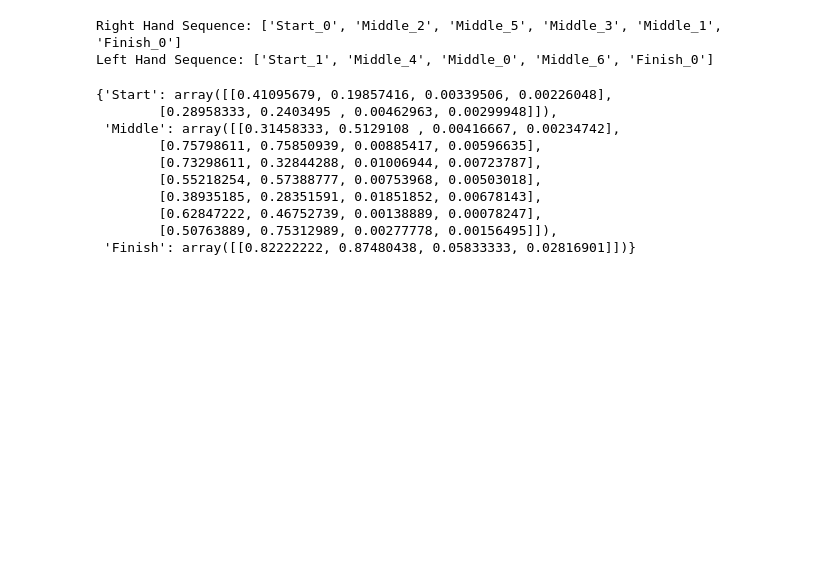
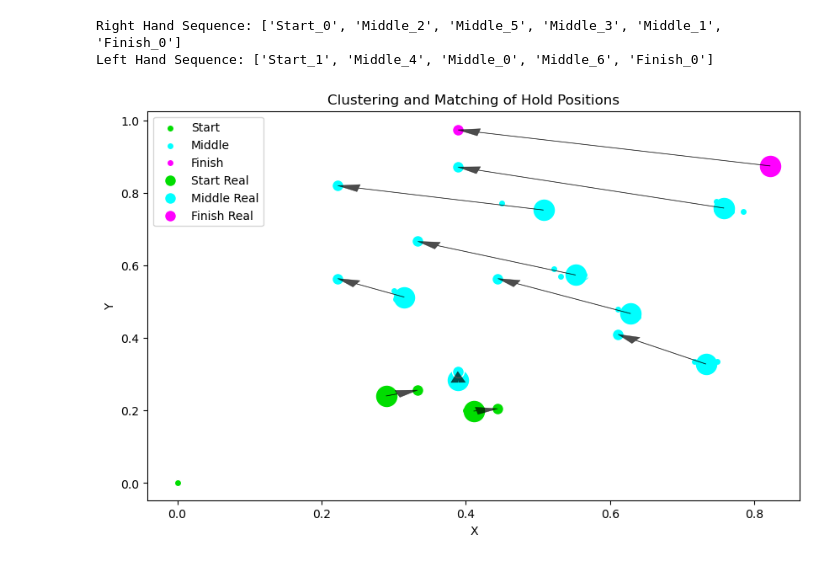
Before and after one commit to TomPlt/KilterBot, a Jupyter notebook: betavideo_mapping.ipynb, the cells around one changed output. Saved outputs shown, nothing was run; the diff lists cells and outputs as text; code cells hidden in the pictures; blank space fills up the shorter version.

```diff
--- a/betavideo_mapping.ipynb
+++ b/betavideo_mapping.ipynb
@@ -370,19 +382,10 @@ print("Left Hand Sequence:", left_hand_sequence)
 # %% [output]
 Right Hand Sequence: ['Start_0', 'Middle_2', 'Middle_5', 'Middle_3', 'Middle_1', 'Finish_0']
 Left Hand Sequence: ['Start_1', 'Middle_4', 'Middle_0', 'Middle_6', 'Finish_0']
-# %%
-cluster_centers[0]
-# %% [output]
-{'Start': array([[0.41095679, 0.19857416, 0.00339506, 0.00226048],
-        [0.28958333, 0.2403495 , 0.00462963, 0.00299948]]),
- 'Middle': array([[0.31458333, 0.5129108 , 0.00416667, 0.00234742],
-        [0.75798611, 0.75850939, 0.00885417, 0.00596635],
-        [0.73298611, 0.32844288, 0.01006944, 0.00723787],
-        [0.55218254, 0.57388777, 0.00753968, 0.00503018],
-        [0.38935185, 0.28351591, 0.01851852, 0.00678143],
-        [0.62847222, 0.46752739, 0.00138889, 0.00078247],
-        [0.50763889, 0.75312989, 0.00277778, 0.00156495]]),
- 'Finish': array([[0.82222222, 0.87480438, 0.05833333, 0.02816901]])}
+# %%
+cluster_centers_dict, assignments = perform_clustering_and_plot(vid_lm_holds, n_clusters_dict, kilter_holds)
+# %% [output]
+[figure, added]
 # %%
 import networkx as nx
 import matplotlib.pyplot as plt
```
Also changed, not shown: parts of 16 cells of this notebook, 3 other files.
